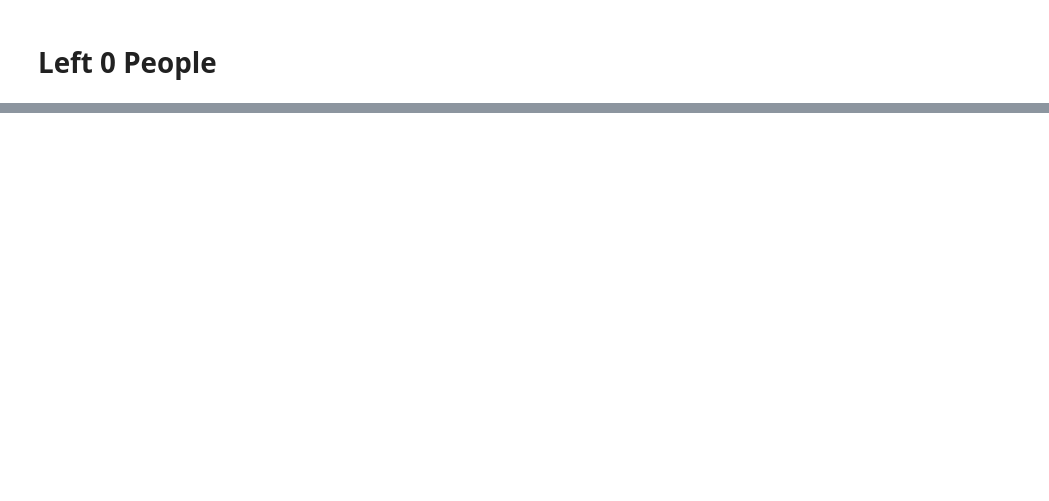
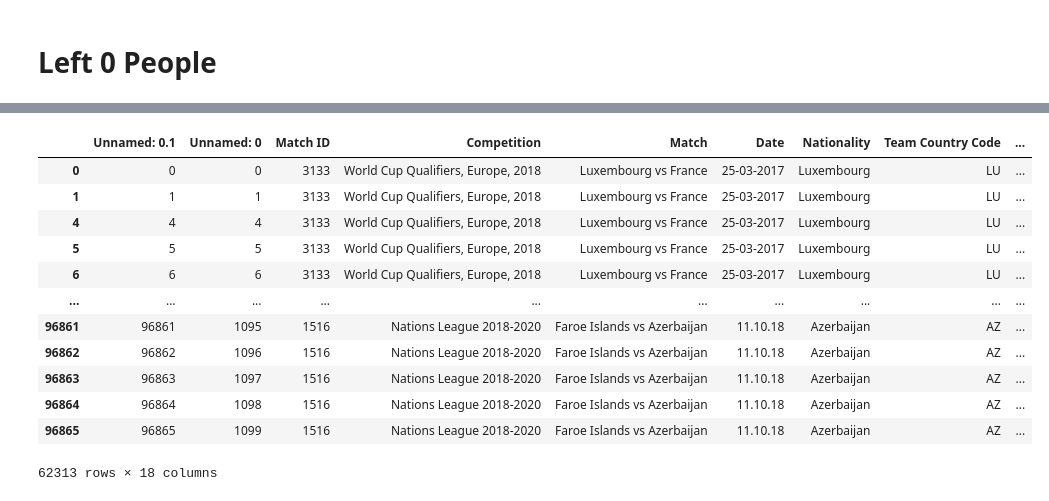
Before and after one commit to finnlsmith/footy_project_market_value_rankings, a Jupyter notebook: create_dataset_1/assemble_dataset_1_lookup_cases.ipynb, the cells around one changed output, grey strips where cells are left out. Saved outputs shown, nothing was run; the diff lists cells and outputs as text; code cells hidden in the pictures; blank space fills up the shorter version.

Commit message:
Created the big dataset with the edge cases removed so we can add to it as we work

```diff
--- a/create_dataset_1/assemble_dataset_1_lookup_cases.ipynb
+++ b/create_dataset_1/assemble_dataset_1_lookup_cases.ipynb
@@ -1889,0 +1729,39 @@ match_date_zero_guys
+# %%
+combined_df_edited = combined_df_large[combined_df_large['Lookup Return Case'] != 'Null Name']
+combined_df_edited = combined_df_edited[combined_df_edited['Lookup Return Case'] != 'Large Dataset had 0']
+combined_df_edited = combined_df_edited[combined_df_edited['Lookup Return Case'] != 'Lookup Required']
+combined_df_edited = combined_df_edited[combined_df_edited['Lookup Return Case'] != 'not done yet']
+combined_df_edited = combined_df_edited[combined_df_edited['Lookup Return Case'] != 'Online Lookup Required']
+combined_df_edited = combined_df_edited[combined_df_edited['Lookup Return Case'] != 'Large Dataset said 0']
+combined_df_edited = combined_df_edited[~combined_df_edited['Lookup Return Case'].str.startswith("Data Ended before season :")]
+combined_df_edited = combined_df_edited[~combined_df_edited['Lookup Return Case'].str.startswith("Data Ended before season :")]
+combined_df_edited = combined_df_edited[~combined_df_edited['Lookup Return Case'].str.startswith("Not in either dataset for currect season but present in both seasons")]
+combined_df_edited = combined_df_edited[~combined_df_edited['Lookup Return Case'].str.startswith("FILTERING USING MATCH DATE LEFT MULTIPLE RESULTS:")]
+combined_df_edited = combined_df_edited[~combined_df_edited['Lookup Return Case'].str.startswith("FILTERING USING MATCH DATE LEFT 0 RESULTS.")]
+combined_df_edited = combined_df_edited[~combined_df_edited['Lookup Return Case'].str.startswith("Was in  DB before or after season")]
+combined_df_edited = combined_df_edited[~combined_df_edited['Lookup Return Case'].str.startswith("asswipe was in DB in before")]
+
+combined_df_edited = combined_df_edited[~((combined_df_edited['Status'] == 'SUCCESS') &
+                                   (combined_df_edited['Lookup Return Case'] == 'Used Large Dataset') &
+                                   (combined_df_edited['Name(s) Found'].astype(str).str.startswith('[')))]#['Lookup Return Case'].value_counts()
+combined_df_edited = combined_df_edited[~((combined_df_edited['Status'] == 'SUCCESS') &
+                                   (combined_df_edited['Lookup Return Case'] == 'working') &
+                                   (combined_df_edited['Name(s) Found'].astype(str).str.startswith('[')))]
+
+combined_df_edited = combined_df_edited[combined_df_edited['Name(s) Found'] != '0']
+combined_df_edited = combined_df_edited[~combined_df_edited['Lookup Return Case'].str.startswith('Olympics row')]
+combined_df_edited
+# %% [output]
+|  | Unnamed: 0.1 | Unnamed: 0 | Match ID | Competition | Match | Date | Nationality | Team Country Code | ... |
+| 0 | 0 | 0 | 3133 | World Cup Qualifiers, Europe, 2018 | Luxembourg vs France | 25-03-2017 | Luxembourg | LU | ... |
+| 1 | 1 | 1 | 3133 | World Cup Qualifiers, Europe, 2018 | Luxembourg vs France | 25-03-2017 | Luxembourg | LU | ... |
+| 4 | 4 | 4 | 3133 | World Cup Qualifiers, Europe, 2018 | Luxembourg vs France | 25-03-2017 | Luxembourg | LU | ... |
+| 5 | 5 | 5 | 3133 | World Cup Qualifiers, Europe, 2018 | Luxembourg vs France | 25-03-2017 | Luxembourg | LU | ... |
+| 6 | 6 | 6 | 3133 | World Cup Qualifiers, Europe, 2018 | Luxembourg vs France | 25-03-2017 | Luxembourg | LU | ... |
+| ... | ... | ... | ... | ... | ... | ... | ... | ... | ... |
+| 96861 | 96861 | 1095 | 1516 | Nations League 2018-2020 | Faroe Islands vs Azerbaijan | 11.10.18 | Azerbaijan | AZ | ... |
+| 96862 | 96862 | 1096 | 1516 | Nations League 2018-2020 | Faroe Islands vs Azerbaijan | 11.10.18 | Azerbaijan | AZ | ... |
+| 96863 | 96863 | 1097 | 1516 | Nations League 2018-2020 | Faroe Islands vs Azerbaijan | 11.10.18 | Azerbaijan | AZ | ... |
+| 96864 | 96864 | 1098 | 1516 | Nations League 2018-2020 | Faroe Islands vs Azerbaijan | 11.10.18 | Azerbaijan | AZ | ... |
+| 96865 | 96865 | 1099 | 1516 | Nations League 2018-2020 | Faroe Islands vs Azerbaijan | 11.10.18 | Azerbaijan | AZ | ... |
+62313 rows × 18 columns
```
Also changed, not shown: parts of 18 cells of this notebook, 3 other files.
